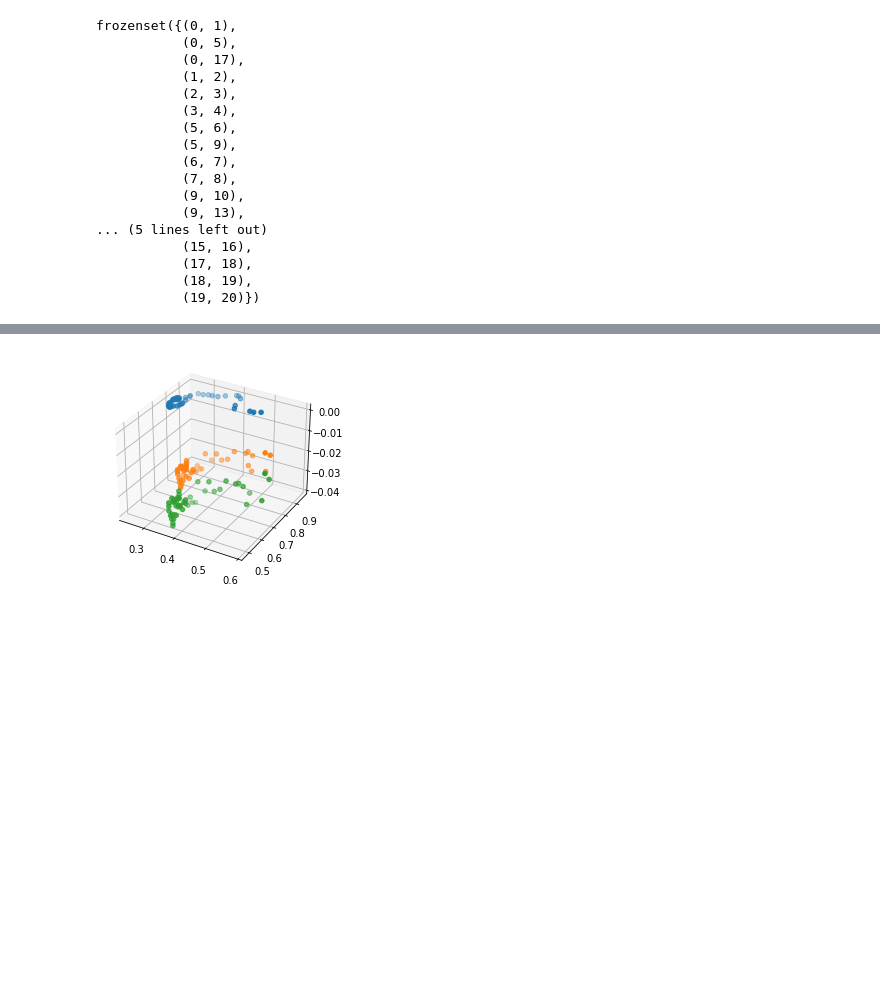
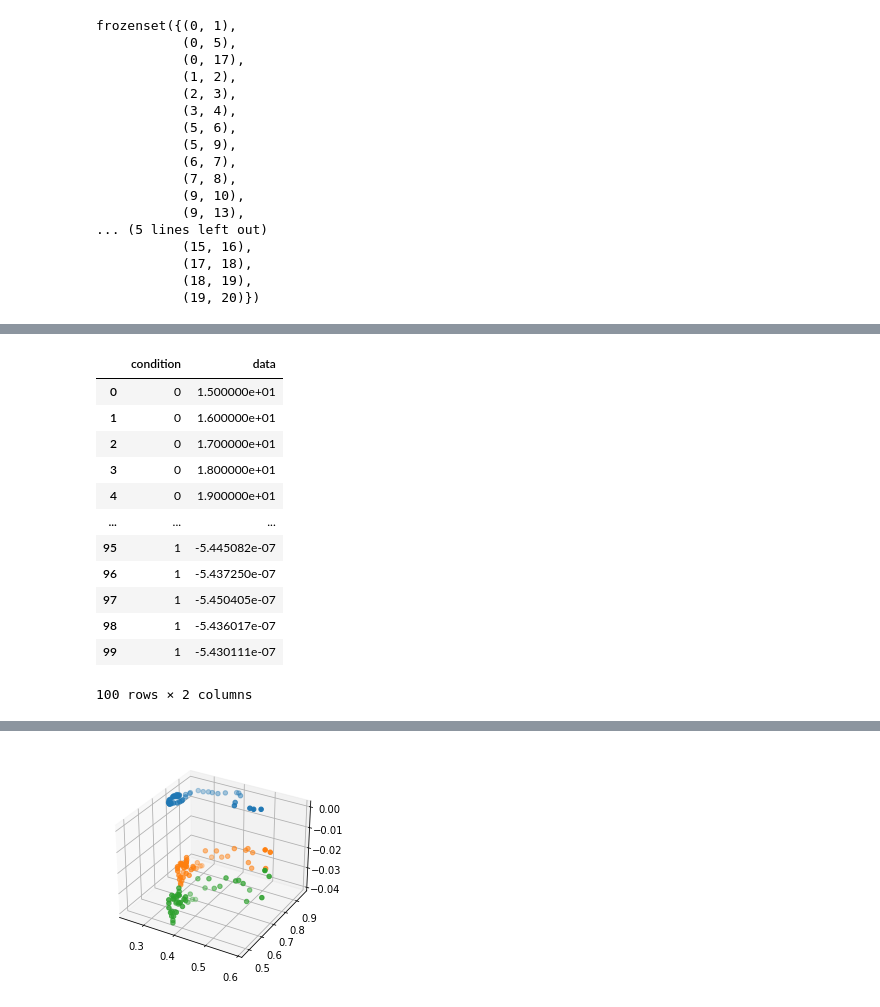
Before and after one commit to runninghsus/semi-supervised-ASL, a Jupyter notebook: analyses/visualize.ipynb, the cells around one changed output, grey strips where cells are left out. Cells and saved outputs as stored; diff of their text form; code cells hidden in the pictures; blank space fills up the shorter version.

```diff
--- a/analyses/visualize.ipynb
+++ b/analyses/visualize.ipynb
@@ -32,3 +53,24 @@ df = pd.read_csv(filepath, low_memory=False)
+# %%
+x1, y1 = pose_digit1[:50, 0], pose_digit1[:50, 1]
+x2, y2 = pose_digit2[:50, 0], pose_digit2[:50, 1]
+data_dict = {'condition': np.hstack([np.repeat(i, len(x1)) for i in range(2)]),
+             'data': np.hstack((x1, x2))}
+data_df = pd.DataFrame(data=data_dict)
+data_df
+# %% [output]
+|  | condition | data |
+| 0 | 0 | 1.500000e+01 |
+| 1 | 0 | 1.600000e+01 |
+| 2 | 0 | 1.700000e+01 |
+| 3 | 0 | 1.800000e+01 |
+| 4 | 0 | 1.900000e+01 |
+| ... | ... | ... |
+| 95 | 1 | -5.445082e-07 |
+| 96 | 1 | -5.437250e-07 |
+| 97 | 1 | -5.450405e-07 |
+| 98 | 1 | -5.436017e-07 |
+| 99 | 1 | -5.430111e-07 |
+100 rows × 2 columns
 # %%
 pose_digit1 = np.array(df.iloc[:, 1:4])
 pose_digit2 = np.array(df.iloc[:, 4:7])
```
Also changed, not shown: parts of 6 cells of this notebook, 4 other files.
